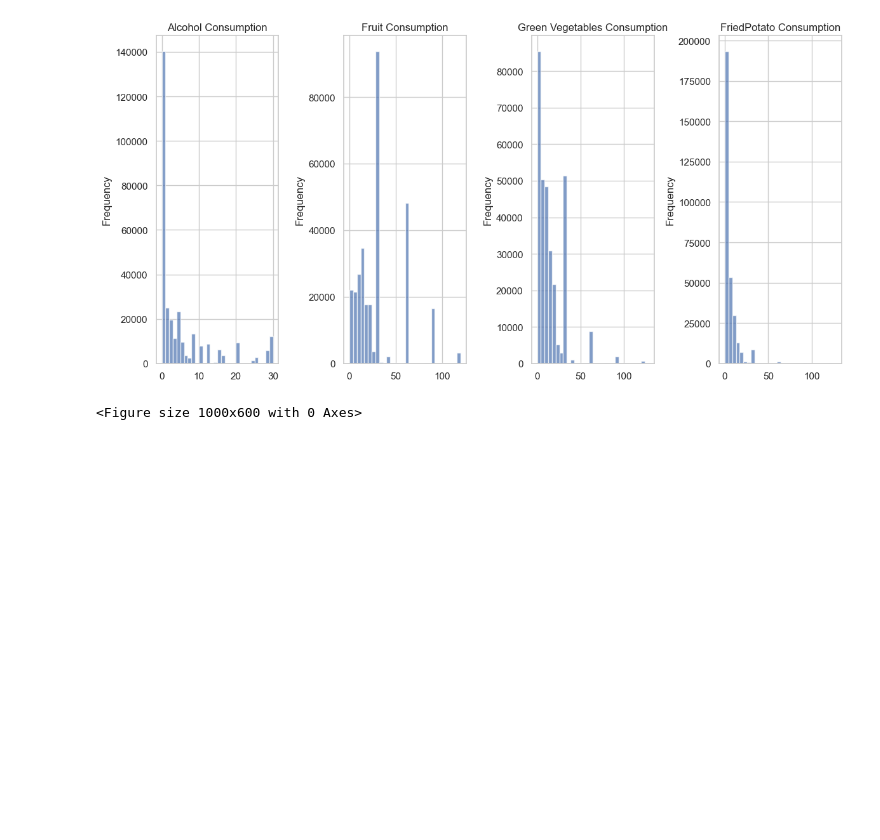
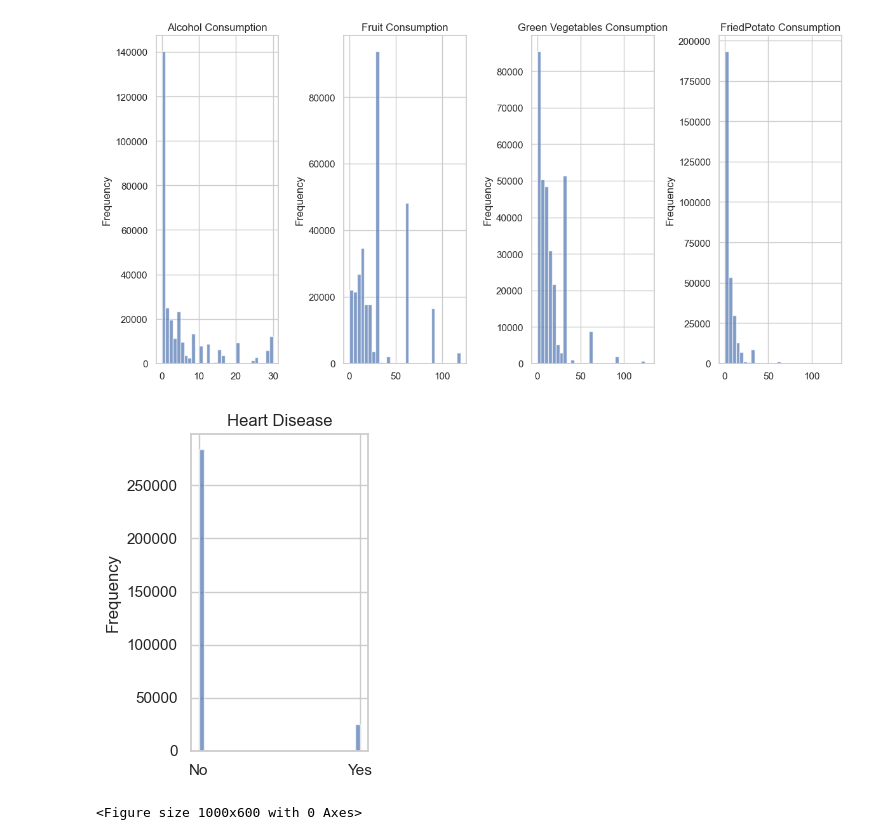
Before and after one commit to bobebend/Cardiovascular_diseases_risk_prediction, a Jupyter notebook: notebooks/hypothesis.ipynb, the cells around one changed output. Cells and saved outputs as stored; diff of their text form; code cells hidden in the pictures; blank space fills up the shorter version.

```diff
--- a/notebooks/hypothesis.ipynb
+++ b/notebooks/hypothesis.ipynb
@@ -282,6 +288,28 @@ plt.tight_layout()
 plt.show()
 # %% [output]
 [figure]
+# %%
+# Select the columns you want to plot
+columns_to_plot = ["Heart_Disease"]
+
+# Create a single figure to hold all the histograms
+plt.figure(figsize=(3, 4))  # Adjust the figure size if needed
+
+# Loop through each column and plot the histogram
+for i, column in enumerate(columns_to_plot, 1):
+    plt.subplot(1, len(columns_to_plot), i)
+    plt.hist(cardio[column], bins=30, alpha=0.7)
+    # plt.xlabel("Consumption")
+    plt.ylabel("Frequency")
+    plt.title(column.replace("_", " "))  # Replace underscores with spaces in the title
+
+# Adjust the layout and spacing
+plt.tight_layout()
+
+# Show the plot
+plt.show()
+# %% [output]
+[figure, added]
 # %%
 # Select the columns of interest and group by Heart_Disease
 columns_of_interest = ['Alcohol_Consumption', 'Fruit_Consumption', 'Green_Vegetables_Consumption', 'FriedPotato_Consumption']
```
Also changed, not shown: parts of 2 cells of this notebook, 2 other files.
